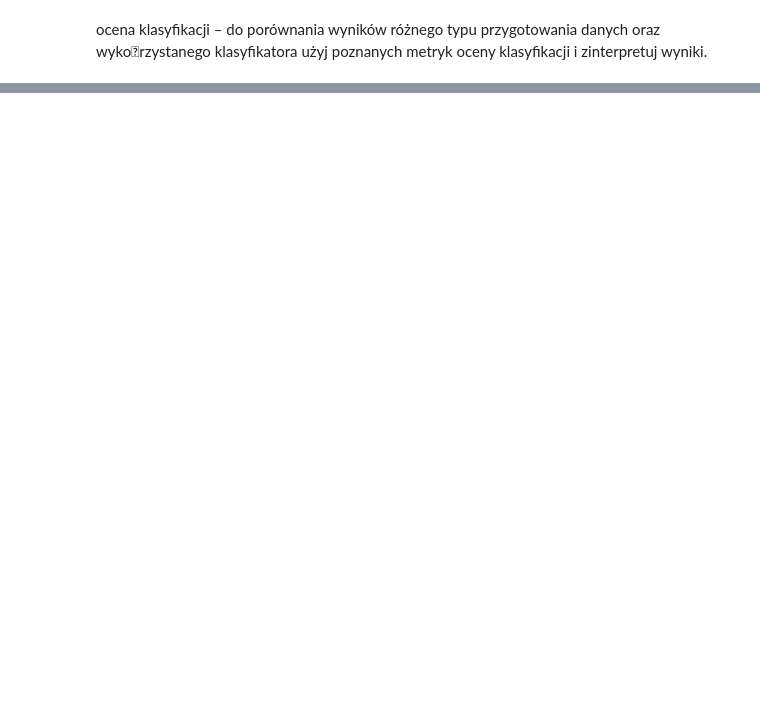
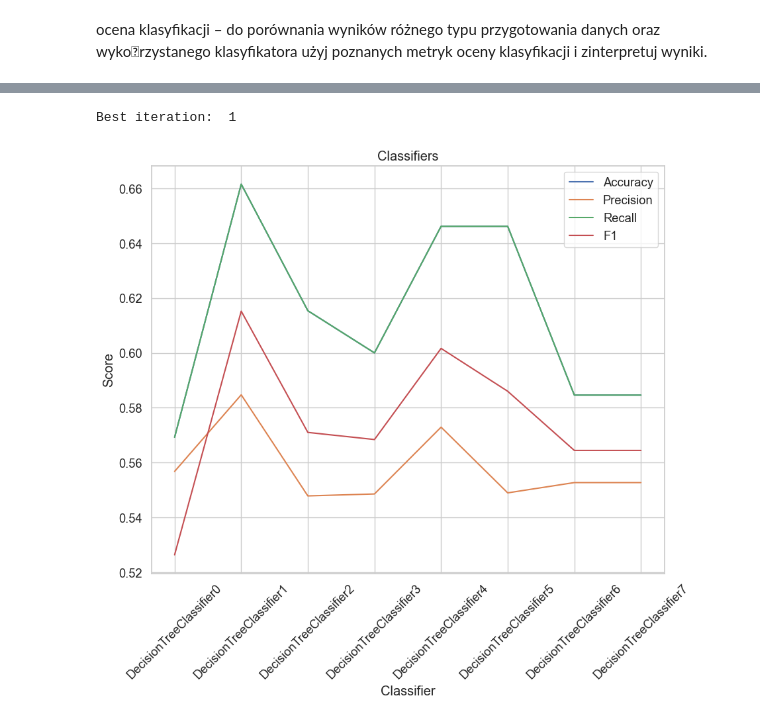
Before and after one commit to Filipstrozik/SztucznaInteligencja, a Jupyter notebook: Z4/z4.ipynb, the cells around one changed output, grey strips where cells are left out. Saved outputs shown, nothing was run; the diff lists cells and outputs as text; code cells hidden in the pictures; blank space fills up the shorter version.

```diff
--- a/Z4/z4.ipynb
+++ b/Z4/z4.ipynb
@@ -637,0 +661,7 @@ F1:  0.7023348416289593
+# %%
+# iterate over DT classifiers
+dt_classifiers = dt_classifiers_create()
+iterate_classifiers(dt_classifiers, X_train_pca, X_val_pca, y_train_pca, y_val_pca)
+# %% [output]
+Best iteration:  1
+[figure, added]
```
Also changed, not shown: parts of 7 cells of this notebook.
